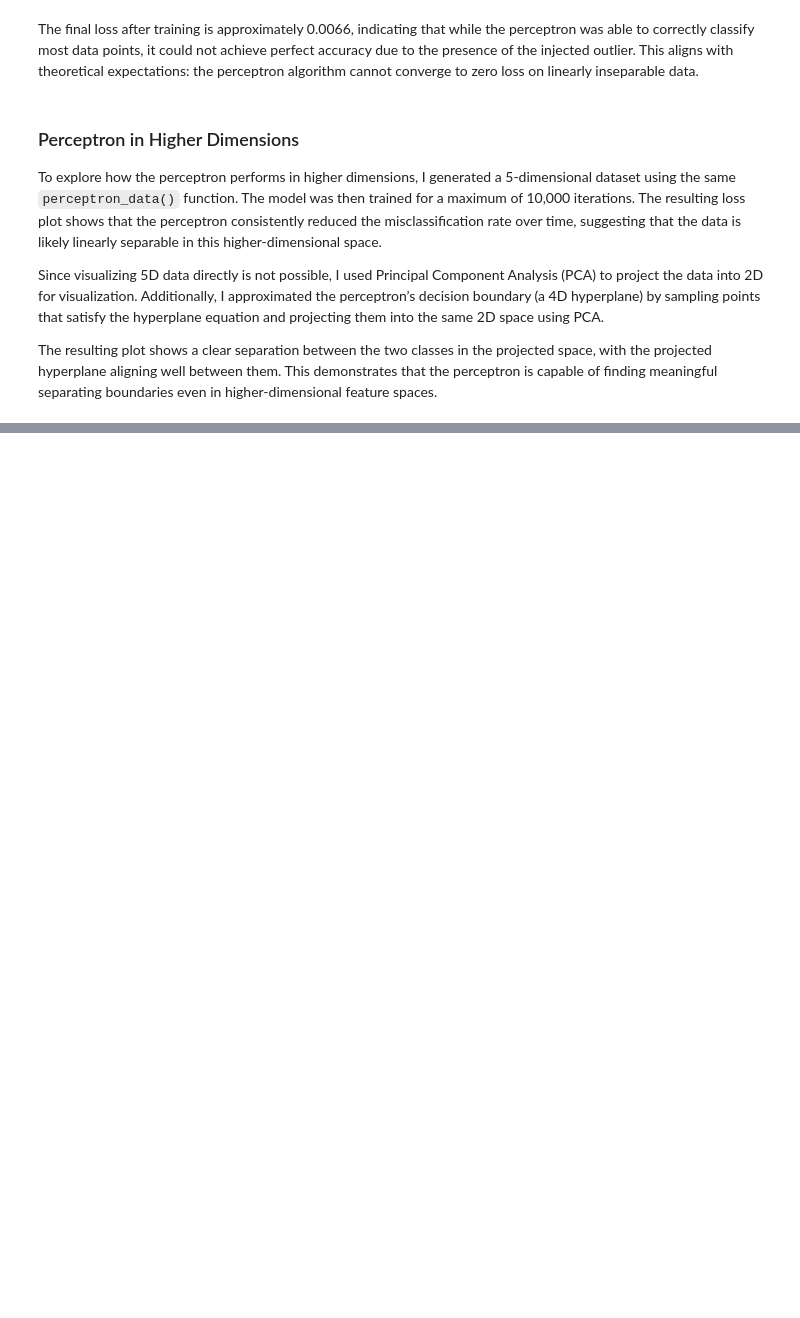
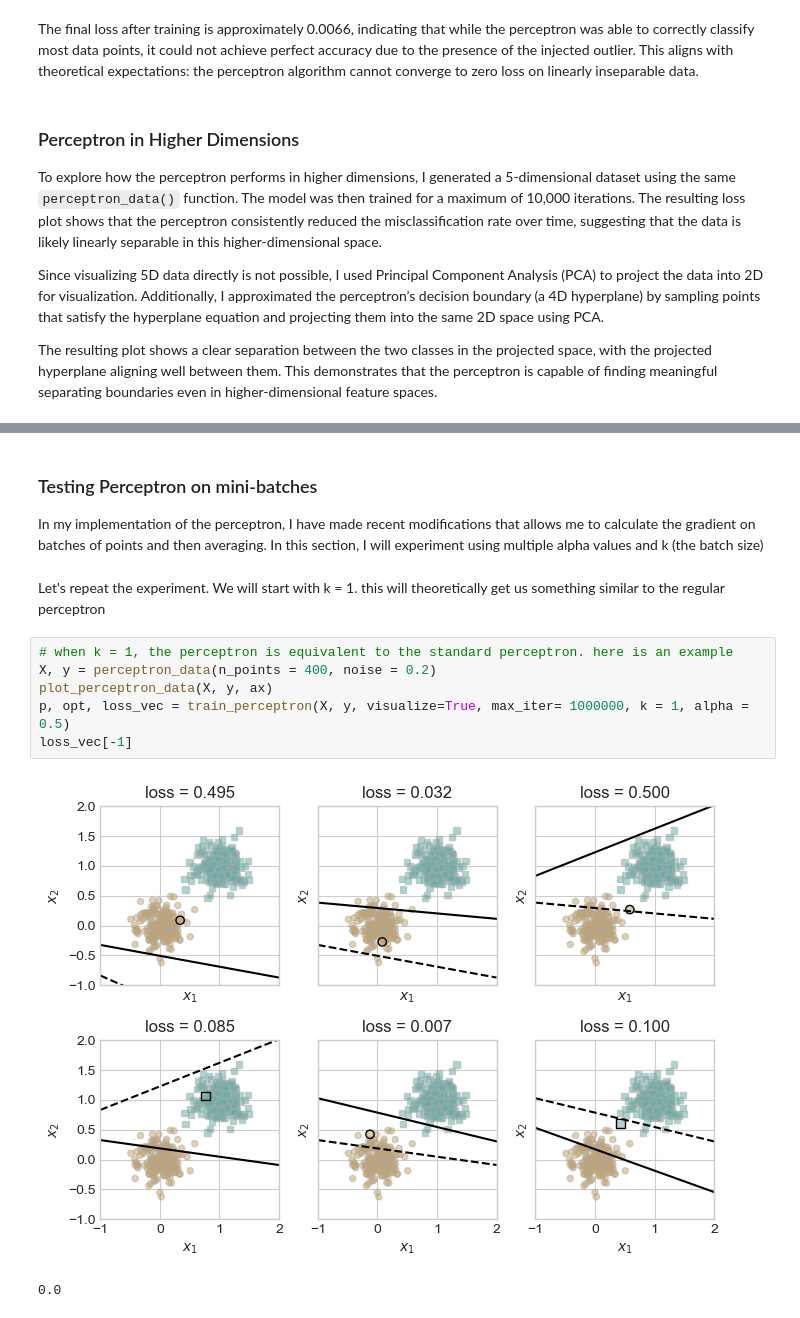
Before and after one commit to yahyarahhawi/yahyarahhawi.github.io, a Jupyter notebook: posts/Exploring-Perceptrom/index.ipynb, the cells around one changed output, grey strips where cells are left out. Saved outputs shown, nothing was run; the diff lists cells and outputs as text; blank space fills up the shorter version.

```diff
--- a/posts/Exploring-Perceptrom/index.ipynb
+++ b/posts/Exploring-Perceptrom/index.ipynb
@@ -277,0 +282,14 @@ plt.show()
+# %% [markdown]
+### Testing Perceptron on mini-batches
+In my implementation of the perceptron, I have made recent modifications that allows me to calculate the gradient on batches of points and then averaging. In this section, I will experiment using multiple alpha values and k (the batch size)
+# %% [markdown]
+Let's repeat the experiment. We will start with k = 1. this will theoretically get us something similar to the regular perceptron
+# %%
+# when k = 1, the perceptron is equivalent to the standard perceptron. here is an example
+X, y = perceptron_data(n_points = 400, noise = 0.2)
+plot_perceptron_data(X, y, ax)
+p, opt, loss_vec = train_perceptron(X, y, visualize=True, max_iter= 1000000, k = 1, alpha = 0.5)
+loss_vec[-1]
+# %% [output]
+[figure, added]
+0.0
```
Also changed, not shown: parts of 15 cells of this notebook, 21 other files.
